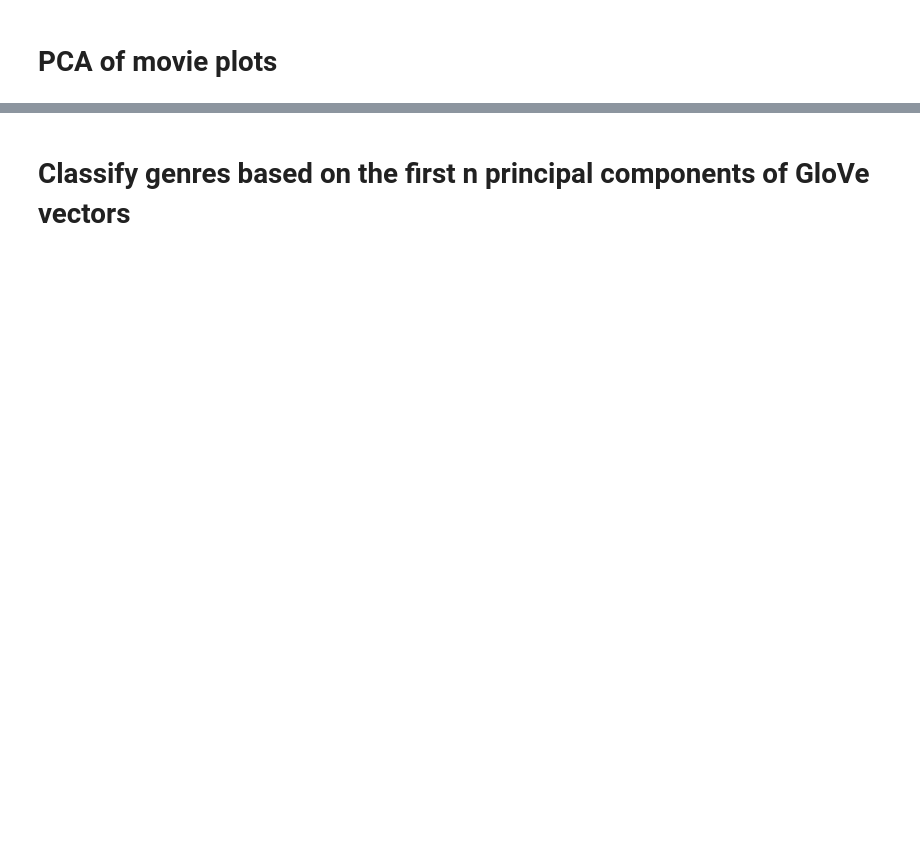
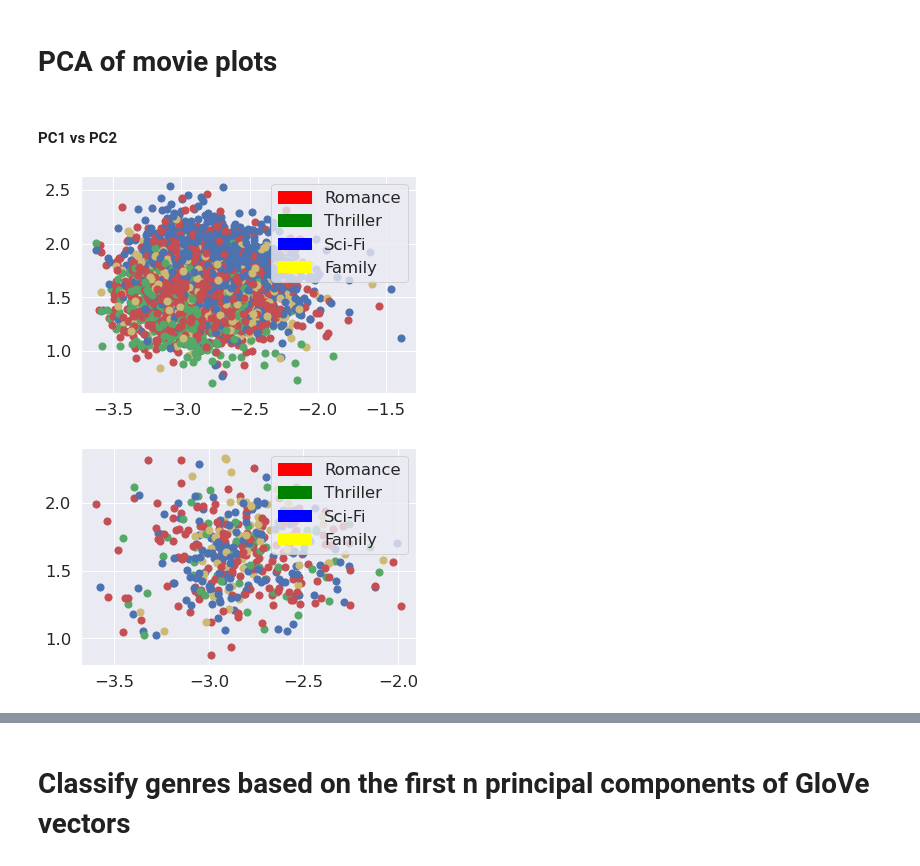
Before and after one commit to Marcrulo/SignalsExam, a Jupyter notebook: Group13.ipynb, the cells around one changed output, grey strips where cells are left out. Drawn from its saved outputs; the diff is of its cells as text; code cells hidden in the pictures; blank space fills up the shorter version.

```diff
--- a/Group13.ipynb
+++ b/Group13.ipynb
@@ -50,2 +136,50 @@ def clean(text):
 # %% [markdown]
 # PCA of movie plots
+# %%
+def compute_pca(vectors):
+
+    #pca on feature vectors for selected words
+    mean_vector = np.mean(vectors,axis=1)
+    data = vectors - mean_vector[:,None]
+
+    #compute the covariance matrix
+    S = np.cov(data.astype(float), rowvar=False)
+
+    #obtain eigenvectors and eigenvalues
+    eigenValues, eigenVectors = eigh(S)
+
+    #sort according to size of eigenvalues
+    eigenValues = eigenValues[::-1]
+    eigenVectors = eigenVectors[:, ::-1]
+    Y = eigenVectors.T@(data.T)
+    return Y, eigenValues, eigenVectors
+# %%
+def plot_pca(Y, word_list,pc1=0,pc2=1):
+    #plot for first two principal components
+    for label, x, y in zip(word_list, Y[pc1,:], Y[pc2,:]):
+        colormap = np.array(['y', 'b', 'g','r'])
+        plt.scatter(x,y,c=colormap[label],s=50)
+
+        red_patch = mpatches.Patch(color='red', label='Romance')
+
+        green_patch = mpatches.Patch(color='green', label='Thriller')
+
+        blue_patch = mpatches.Patch(color='blue', label='Sci-Fi')
+
+        yellow_patch = mpatches.Patch(color='yellow', label='Family')
+        plt.legend(handles=[red_patch,green_patch,blue_patch,yellow_patch])
+
+    plt.show()
+# %% [markdown]
+#### PC1 vs PC2
+# %%
+Y, eigenValues, eigenVectors = compute_pca(train_movie_vectors)
+
+# Training
+plot_pca(Y,train_labels)
+
+# Test
+plot_pca(Y,test_labels)
+# %% [output]
+[figure, added]
+[figure, added]
```
Also changed, not shown: parts of 53 cells of this notebook.
